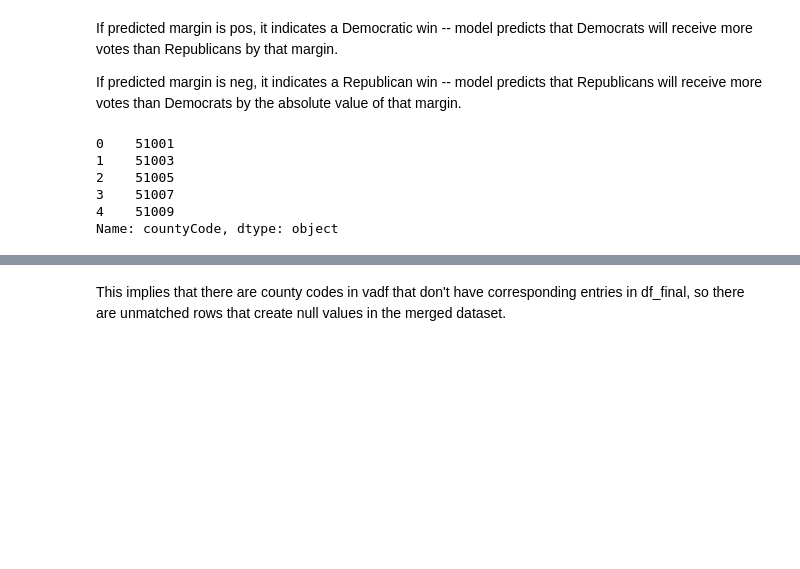
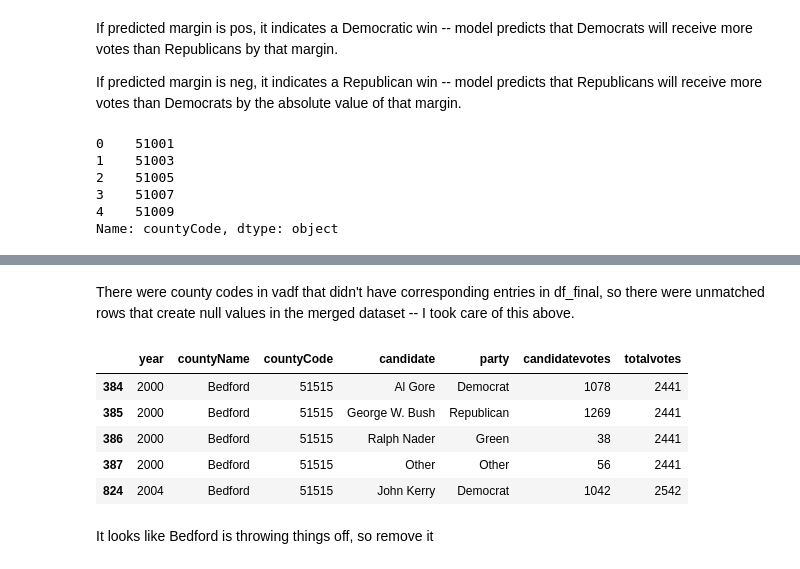
Before and after one commit to kelseymatsik/project_voting, a Jupyter notebook: voting_model_building_tori.ipynb, the cells around one changed output, grey strips where cells are left out. Drawn from its saved outputs; the diff is of its cells as text; code cells hidden in the pictures; blank space fills up the shorter version.

```diff
--- a/voting_model_building_tori.ipynb
+++ b/voting_model_building_tori.ipynb
@@ -292,2 +302,14 @@ dtype: int64
 # %% [markdown]
-This implies that there are county codes in vadf that don't have corresponding entries in df_final, so there are unmatched rows that create null values in the merged dataset.
+There were county codes in vadf that didn't have corresponding entries in df_final, so there were unmatched rows that create null values in the merged dataset -- I took care of this above.
+# %%
+rows_with_51515 = vadf[vadf['countyCode'] == 51515]
+rows_with_51515.head()
+# %% [output]
+|  | year | countyName | countyCode | candidate | party | candidatevotes | totalvotes |
+| 384 | 2000 | Bedford | 51515 | Al Gore | Democrat | 1078 | 2441 |
+| 385 | 2000 | Bedford | 51515 | George W. Bush | Republican | 1269 | 2441 |
+| 386 | 2000 | Bedford | 51515 | Ralph Nader | Green | 38 | 2441 |
+| 387 | 2000 | Bedford | 51515 | Other | Other | 56 | 2441 |
+| 824 | 2004 | Bedford | 51515 | John Kerry | Democrat | 1042 | 2542 |
+# %% [markdown]
+It looks like Bedford is throwing things off, so remove it
```
Also changed, not shown: parts of 5 cells of this notebook.
